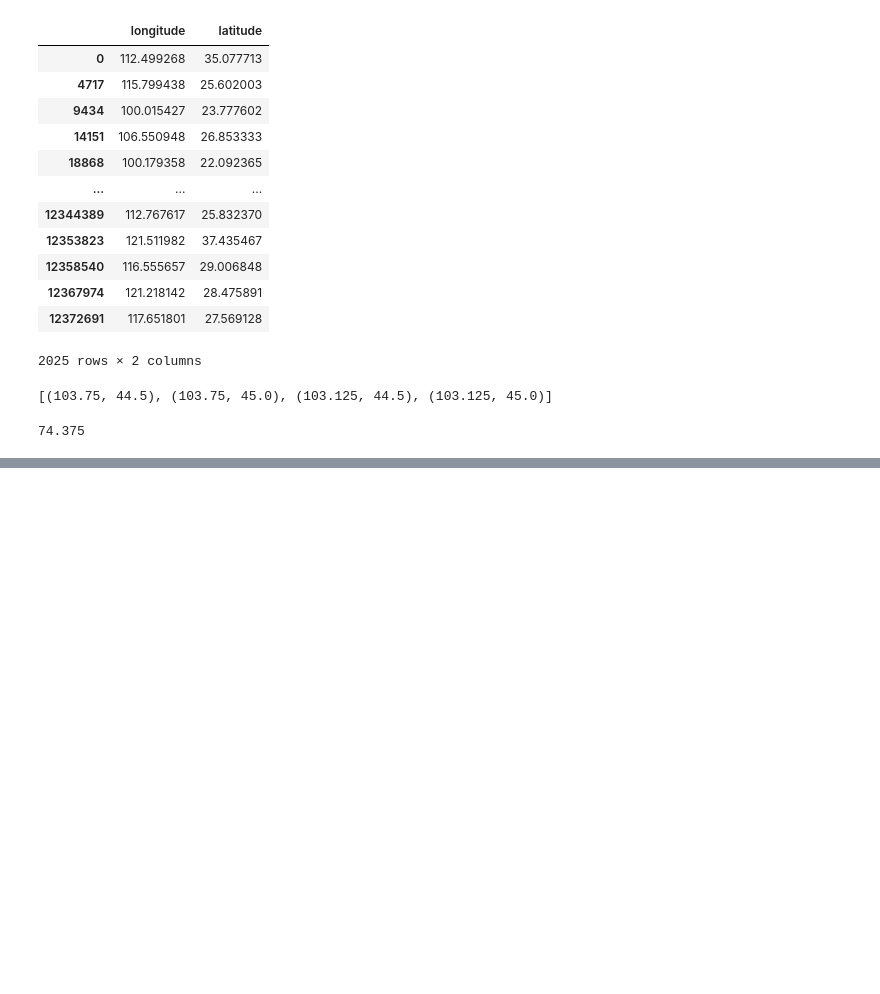
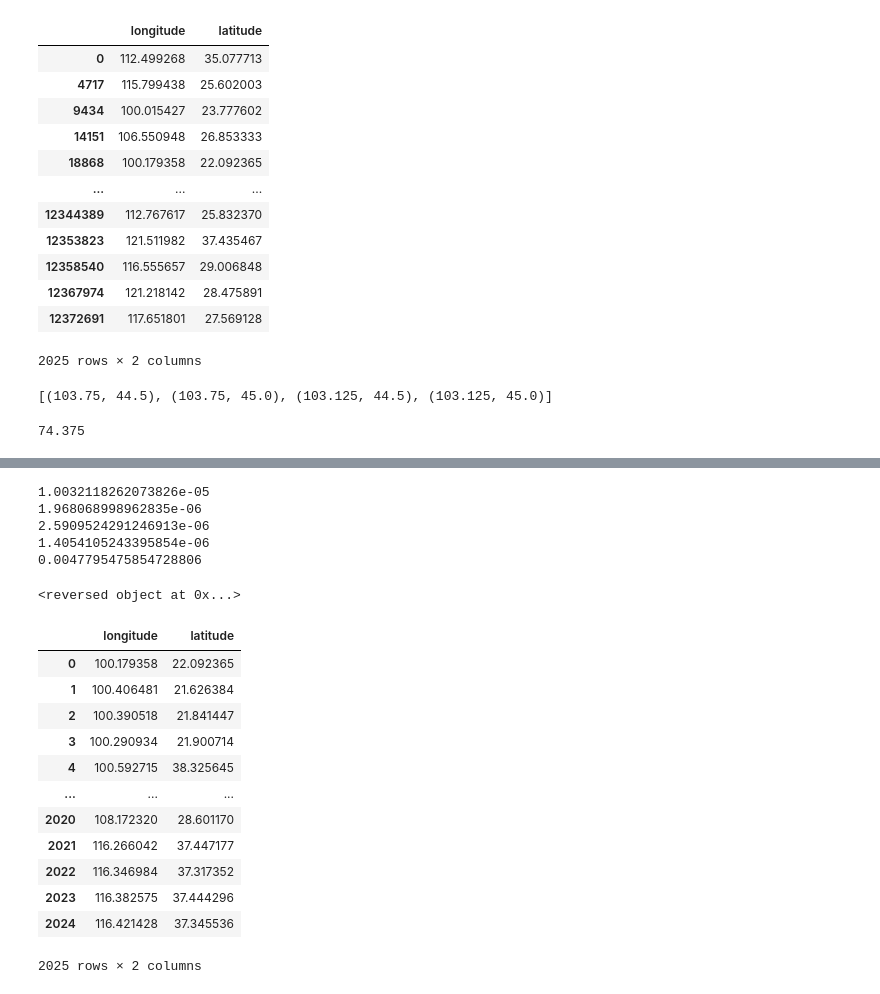
Before and after one commit to AnoraWu/CloudSeeding, a Jupyter notebook: code/炮台数据/test.ipynb, the cells around one changed output, grey strips where cells are left out. Drawn from its saved outputs; the diff is of its cells as text; code cells hidden in the pictures; blank space fills up the shorter version.

```diff
--- a/code/炮台数据/test.ipynb
+++ b/code/炮台数据/test.ipynb
@@ -457,0 +508,67 @@ print(get_four_points(103.44447,44.7))
+# %%
+from geopy import distance
+
+# (100.0, 22.0): air ice liquid   0	.00448843	.00246819 0.0022351063204893084
+# (100.625, 22.0) air	ice	liquid 0	.0057542	.00167653 0.0004502715284704548
+# (100.0, 22.5) air	ice	liquid 0	.0046823	.00265093 0.00042032099587015664
+# (100.625, 22.5) air	ice	liquid 0	.00582731	.00320164 0.000241176550473475
+
+print(.00448843*1/((distance.distance(reversed((100.0, 22.0)), reversed((100.179358, 22.092365))).km)**2))
+print(.0046823*1/(distance.distance(reversed((100.0, 22.5)), reversed((100.179358, 22.092365))).km)**2)
+print(.0057542*1/(distance.distance(reversed((100.625, 22.0)), reversed((100.179358, 22.092365))).km)**2)
+print(.00582731*1/(distance.distance(reversed((100.625, 22.5)), reversed((100.179358, 22.092365))).km)**2)
+
+
+
+print((1.0032118262073826e-05+1.968068998962835e-06+2.5909524291246913e-06+1.4054105243395854e-06)/(0.0022351063204893084+0.0004502715284704548+0.00042032099587015664+0.000241176550473475))
+# %% [output]
+1.0032118262073826e-05
+1.968068998962835e-06
+2.5909524291246913e-06
+1.4054105243395854e-06
+0.0047795475854728806
+# %%
+print(reversed((2,1)))
+# %% [output]
+<reversed object at 0x...>
+# %%
+import pandas as pd
+import geopandas as gpd
+data_dir = r"/Users/anorawu/BFI Dropbox/Wanru Wu/Cloudseeding/data"
+output_file = f"{data_dir}/炮台数据/processed_cloud_data_2.csv"
+
+fort_data = pd.read_csv(rf"{data_dir}/炮台数据/cleaned_炮台数据.csv",encoding="utf-8")
+fort_point = fort_data[["longitude", "latitude"]].drop_duplicates()
+fort_point.reset_index(inplace=True)
+fort_point.drop('index', axis=1, inplace=True)
+
+rain_data = pd.read_stata(rf"{data_dir}/weatherstation_2010_2022.dta")
+rain_data.dropna(subset=["Lat", "Lon", "Year", "Mon", "Day"], inplace=True)
+
+# Convert to GeoDataFrames
+rain_gdf = gpd.GeoDataFrame(
+    rain_data,
+    geometry=gpd.points_from_xy(rain_data["Lon"], rain_data["Lat"]),
+    crs="EPSG:4326",
+)
+fort_gdf = gpd.GeoDataFrame(
+    fort_point,
+    geometry=gpd.points_from_xy(fort_point["longitude"], fort_point["latitude"]),
+    crs="EPSG:4326",
+)
+# %%
+fort_point
+# %% [output]
+|  | longitude | latitude |
+| 0 | 100.179358 | 22.092365 |
+| 1 | 100.406481 | 21.626384 |
+| 2 | 100.390518 | 21.841447 |
+| 3 | 100.290934 | 21.900714 |
+| 4 | 100.592715 | 38.325645 |
+| ... | ... | ... |
+| 2020 | 108.172320 | 28.601170 |
+| 2021 | 116.266042 | 37.447177 |
+| 2022 | 116.346984 | 37.317352 |
+| 2023 | 116.382575 | 37.444296 |
+| 2024 | 116.421428 | 37.345536 |
+2025 rows × 2 columns
```
Also changed, not shown: parts of 14 cells of this notebook, 20 other files.
